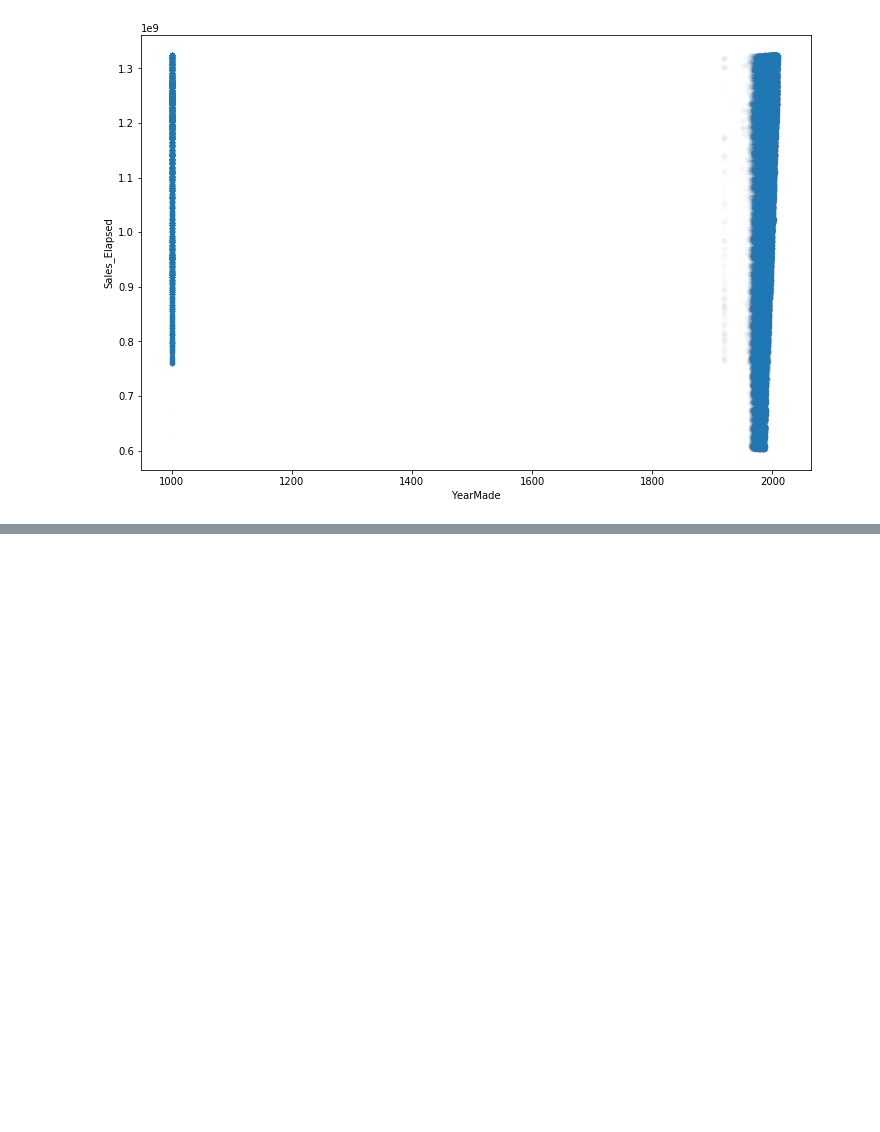
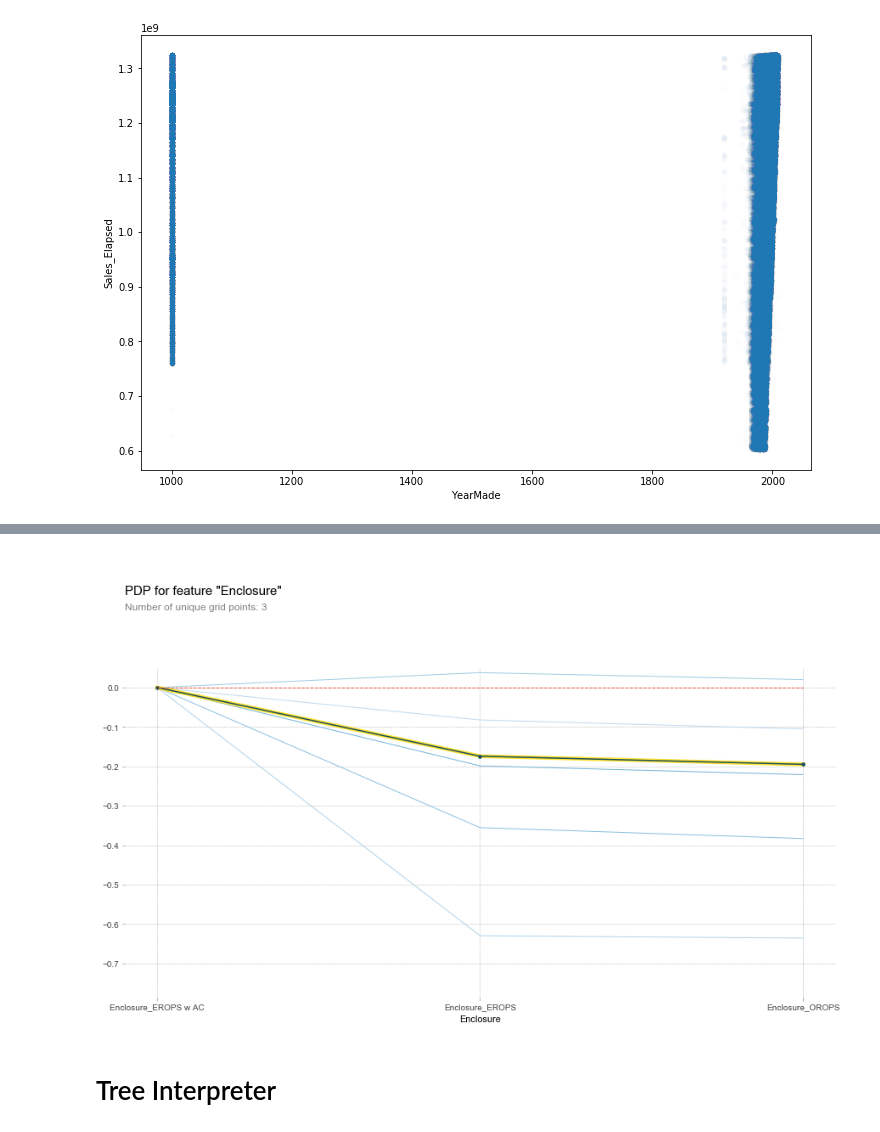
Before and after one commit to waficf/Kaggle_Competitions, a Jupyter notebook: Bulldozers.ipynb, the cells around one changed output, grey strips where cells are left out. Drawn from its saved outputs; the diff is of its cells as text; code cells hidden in the pictures; blank space fills up the shorter version.

```diff
--- a/Bulldozers.ipynb
+++ b/Bulldozers.ipynb
@@ -701,0 +709,8 @@ ValueError: feature does not exist: saleElapsed
+# %%
+feat = ['Enclosure_EROPS w AC', 'Enclosure_EROPS', 'Enclosure_OROPS']
+p = pdp.pdp_isolate(model=m, dataset=x, model_features=x_feat, feature=feat)
+fig, axes = pdp.pdp_plot(p, 'Enclosure' , cluster=True, n_cluster_centers=5, plot_lines=True, frac_to_plot=100)
+# %% [output]
+[figure, added]
+# %% [markdown]
+# Tree Interpreter
```
Also changed, not shown: parts of 25 cells of this notebook.
